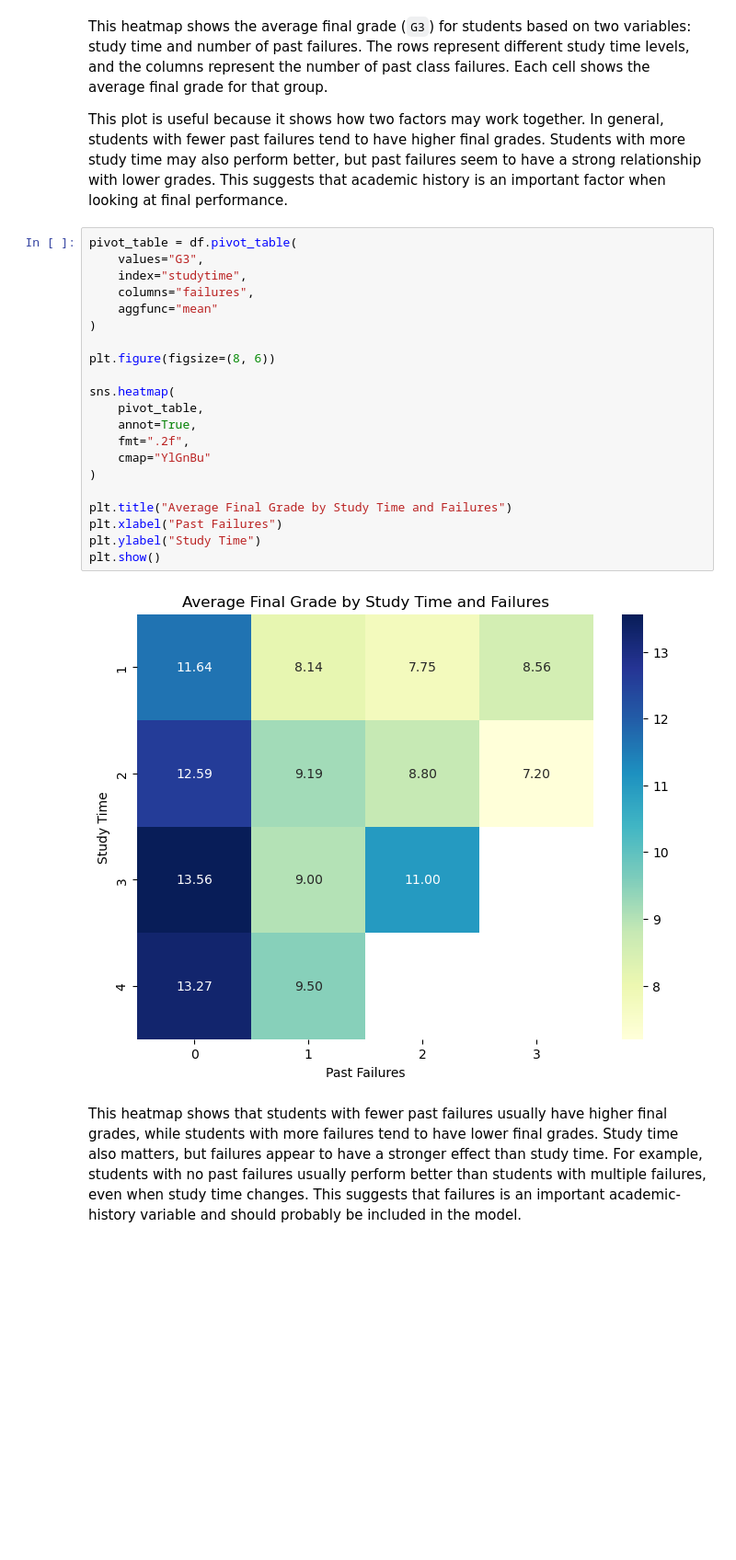
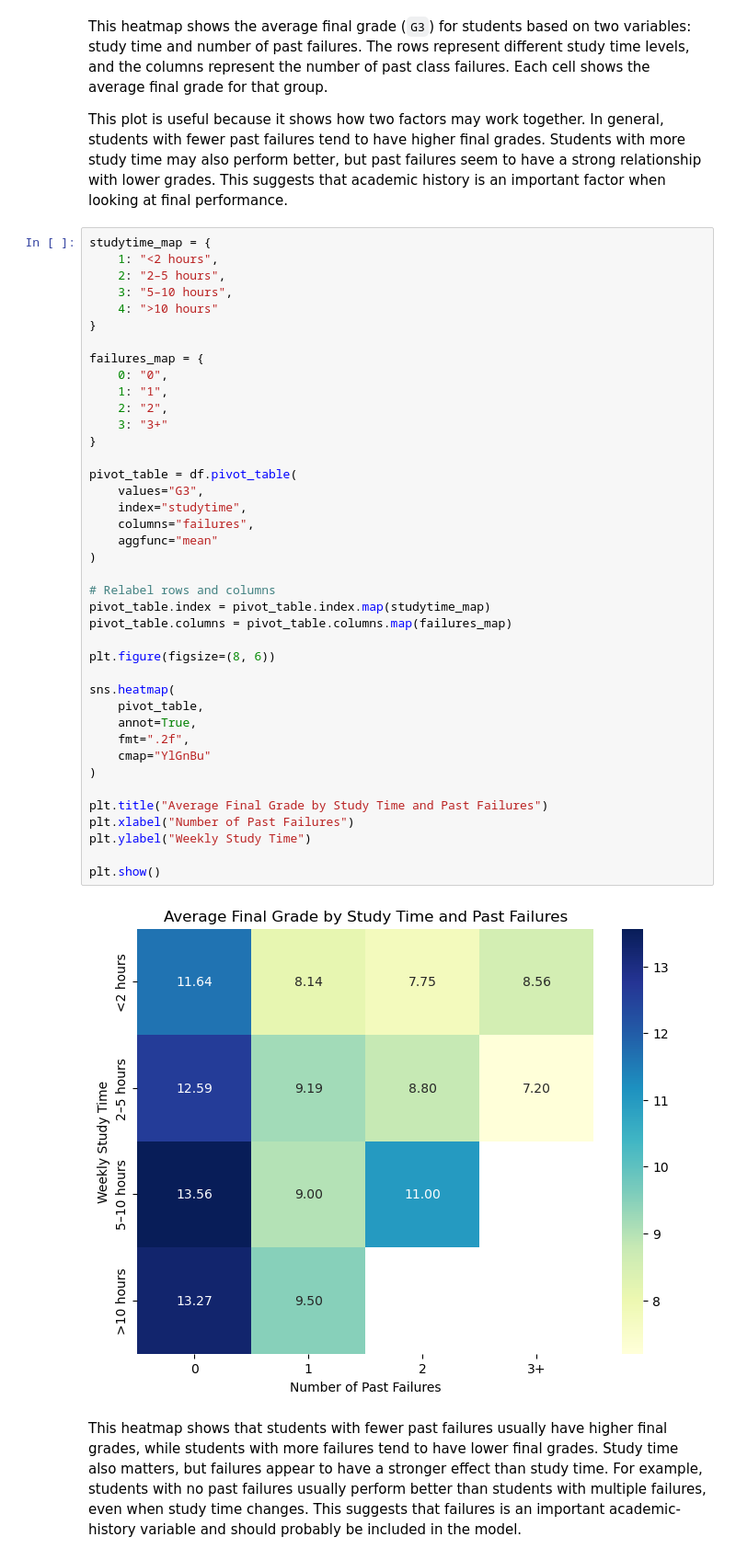
Before and after one commit to OctFog/Math-189-Project, a Jupyter notebook: student_performance.ipynb, the cells around one changed output. Shown at 92% size. Drawn from its saved outputs; the diff is of its cells as text; blank space fills up the shorter version.

```diff
--- a/student_performance.ipynb
+++ b/student_performance.ipynb
@@ -243,28 +261,47 @@ This heatmap shows the average final grade (`G3`) for students based on two vari
 
 This plot is useful because it shows how two factors may work together. In general, students with fewer past failures tend to have higher final grades. Students with more study time may also perform better, but past failures seem to have a strong relationship with lower grades. This suggests that academic history is an important factor when looking at final performance.
 # %%
+studytime_map = {
+    1: "<2 hours",
+    2: "2–5 hours",
+    3: "5–10 hours",
+    4: ">10 hours"
+}
+
+failures_map = {
+    0: "0",
+    1: "1",
+    2: "2",
+    3: "3+"
+}
+
 pivot_table = df.pivot_table(
     values="G3",
     index="studytime",
     columns="failures",
     aggfunc="mean"
 )
+
+# Relabel rows and columns
+pivot_table.index = pivot_table.index.map(studytime_map)
+pivot_table.columns = pivot_table.columns.map(failures_map)
 
 plt.figure(figsize=(8, 6))
 
 sns.heatmap(
     pivot_table,
     annot=True,
     fmt=".2f",
     cmap="YlGnBu"
 )
 
-plt.title("Average Final Grade by Study Time and Failures")
-plt.xlabel("Past Failures")
-plt.ylabel("Study Time")
+plt.title("Average Final Grade by Study Time and Past Failures")
+plt.xlabel("Number of Past Failures")
+plt.ylabel("Weekly Study Time")
+
 plt.show()
 # %% [output]
-[figure, old version]
+[figure, new version]
 # %% [markdown]
 This heatmap shows that students with fewer past failures usually have higher final grades, while students with more failures tend to have lower final grades. Study time also matters, but failures appear to have a stronger effect than study time. For example, students with no past failures usually perform better than students with multiple failures, even when study time changes. This suggests that failures is an important academic-history variable and should probably be included in the model.
 # %% [markdown]
```
Also changed, not shown: parts of 20 cells of this notebook.
